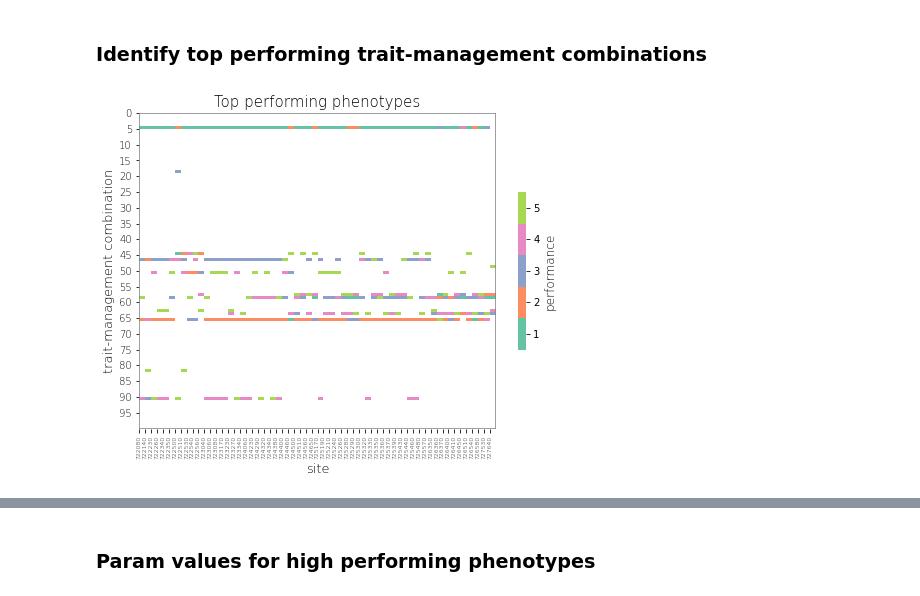
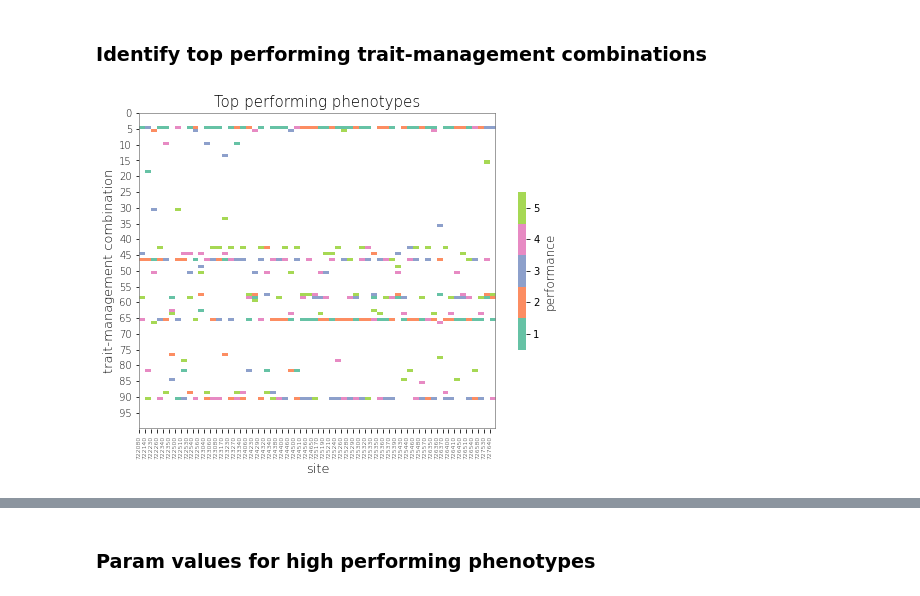
Before and after one commit to jennhsiao/upscale, a Jupyter notebook: notebooks/analys_performance.ipynb, the cells around one changed output, grey strips where cells are left out. Cells and saved outputs as stored; diff of their text form; code cells hidden in the pictures.

```diff
--- a/notebooks/analys_performance.ipynb
+++ b/notebooks/analys_performance.ipynb
@@ -104,38 +54,42 @@ df_pheno = pd.merge(df_pheno, df_sites_sorted, left_on='sites', right_on='site')
 # %%
-# Initiate empty matrix
-mx = np.empty(shape=[len(phenos), len(sites)])
-mx[:] = np.nan
+# Identify sites and phenotypes
+sites = sorted(list(set(df_all.site)))
+phenos = list(set(df_all.cvar))
 
-# Fill in matrix data
-for item in np.arange(n_pheno):
-    mx[df_pheno[f'pheno{item+1}'], df_pheno['site_num']] = item + 1
+# Parameters for identify_top_phenos
+n_pheno = 5
+w_yield = 1
+w_disp = 1
+
+# Identify top phenos
+df_pheno, mx = identify_top_phenos('present', n_pheno=n_pheno, w_yield=w_yield, w_disp=w_disp)
 
 # Visualization
 fig = plt.figure(figsize=(8,6))
 ax = fig.add_subplot(1,1,1)
 cmap = sns.color_palette('Set2', n_pheno)
 hmap = sns.heatmap(mx, cmap=cmap, cbar_kws={'shrink': 0.5},)
 hmap.axhline(y = 0, color='grey',linewidth=1.5)
 hmap.axhline(y = mx.shape[0], color='grey', linewidth=1.5)
 hmap.axvline(x = 0, color='grey', linewidth=1.5)
 hmap.axvline(x = mx.shape[1], color='grey', linewidth=1.5)
 
 colorbar = ax.collections[0].colorbar
 c_range = colorbar.vmax - colorbar.vmin
 colorbar.set_ticks([colorbar.vmin + c_range / n_pheno * (0.5 + item) for item in range(n_pheno)])
 colorbar.set_ticklabels(['1','2','3','4','5'])
 
 ax.set_title('Top performing phenotypes', fontweight='light', size=15)
 ax.set_xlabel('site', fontweight='light', size=13)
 ax.set_ylabel('trait-management combination', fontweight='light', size=13)
 ax.figure.axes[-1].set_ylabel('performance', size=12, fontweight='light')
 
 plt.xticks(np.arange(len(sites)))
 plt.yticks(np.arange(0, len(phenos), 5))
 ax.set_xticklabels(sites, fontsize=6, fontweight='light', rotation=90)
 ax.set_yticklabels(np.arange(0, len(phenos), 5), fontsize=10, fontweight='light', rotation=0)
 
 fig.subplots_adjust(bottom=0.15)
-#plt.savefig('/home/disk/eos8/ach315/upscale/figs/heatmap_topchoice.png', format='png', dpi=800)
+#plt.savefig(f'/home/disk/eos8/ach315/upscale/figs/heatmap_topchoice_yield{w_yield}_disp{w_disp}.png', format='png', dpi=800)
 # %% [output]
-[figure, old version]
+[figure, new version]
```
Also changed, not shown: parts of 14 cells of this notebook, 5 other files.
